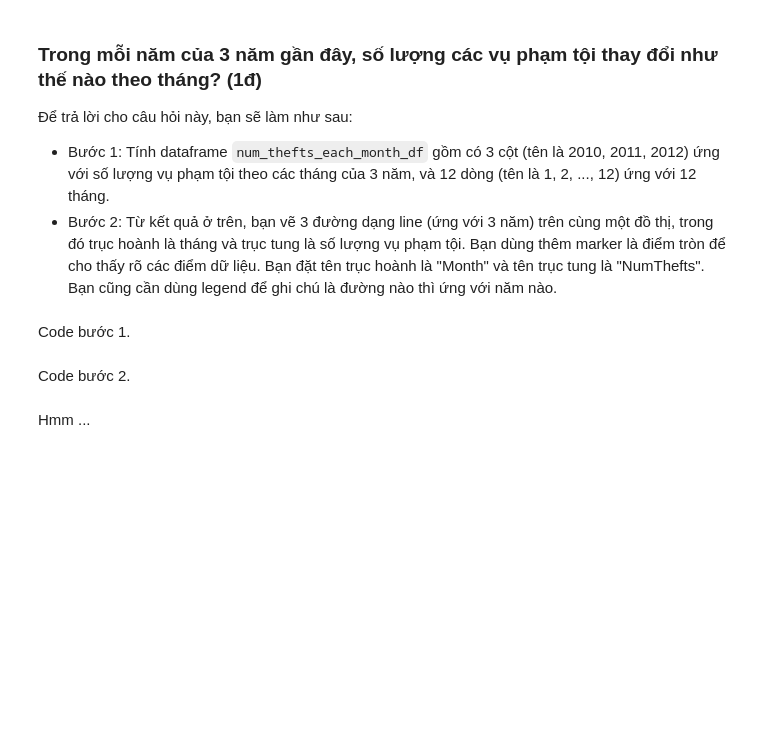
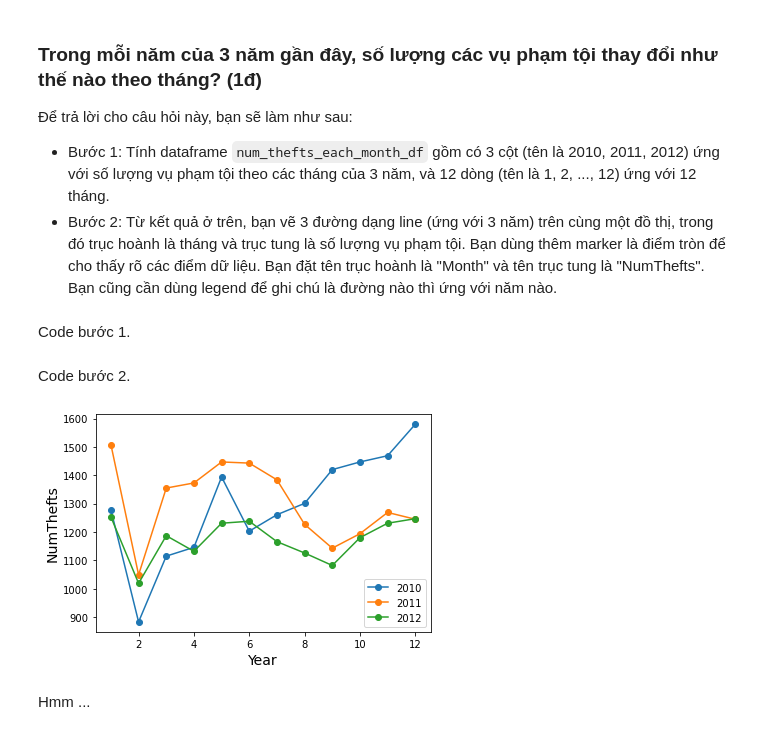
Before and after one commit to nnutrang/DS, a Jupyter notebook: HW3-20211227T072402Z-001/HW3/HW3.ipynb, the cells around one changed output. Saved outputs shown, nothing was run; the diff lists cells and outputs as text; code cells hidden in the pictures; blank space fills up the shorter version.

```diff
--- a/HW3-20211227T072402Z-001/HW3/HW3.ipynb
+++ b/HW3-20211227T072402Z-001/HW3/HW3.ipynb
@@ -422,3 +510,22 @@ num_thefts_each_month_df
+# %%
+# YOUR CODE HERE
+#raise NotImplementedError()
+#num_thefts_each_month_df
+recent_year_2010 = mvt_df[mvt_df['Year']==2010]
+recent_year_2010_df = recent_year_2010.groupby('Month').size().to_frame(2010)
+
+recent_year_2011 = mvt_df[mvt_df['Year']==2011]
+recent_year_2011_df = recent_year_2011.groupby('Month').size().to_frame(2011)
+
+recent_year_2012 = mvt_df[mvt_df['Year']==2012]
+recent_year_2012_df = recent_year_2012.groupby('Month').size().to_frame(2012)
+
+num_thefts_each_month_df = pd.concat([recent_year_2010_df,
+                                      recent_year_2011_df,
+                                      recent_year_2012_df],
+                                        axis=1)
+num_thefts_each_month_df = num_thefts_each_month_df.reset_index().drop(columns =['Month'])
+num_thefts_each_month_df.index = num_thefts_each_month_df.index +1
 # %%
 # TEST
 df = num_thefts_each_month_df
@@ -434,2 +538,22 @@ raise NotImplementedError()
+# %%
+# YOUR CODE HERE
+#raise NotImplementedError()
+plt.plot(dict(num_thefts_each_month_df[2010]).keys(),
+         dict(num_thefts_each_month_df[2010]).values(),
+         marker='o',label = '2010')
+
+plt.plot(dict(num_thefts_each_month_df[2011]).keys(),
+         dict(num_thefts_each_month_df[2011]).values(),
+         marker='o',label = '2011')
+
+plt.plot(dict(num_thefts_each_month_df[2012]).keys(),
+         dict(num_thefts_each_month_df[2012]).values(),
+         marker='o',label = '2012')
+plt.xlabel('Year',fontsize=14)
+plt.ylabel('NumThefts',fontsize=14)
+plt.legend()
+plt.show()
+# %% [output]
+[figure, added]
 # %% [markdown]
 Hmm ...
```
Also changed, not shown: parts of 27 cells of this notebook, 6 other files.
